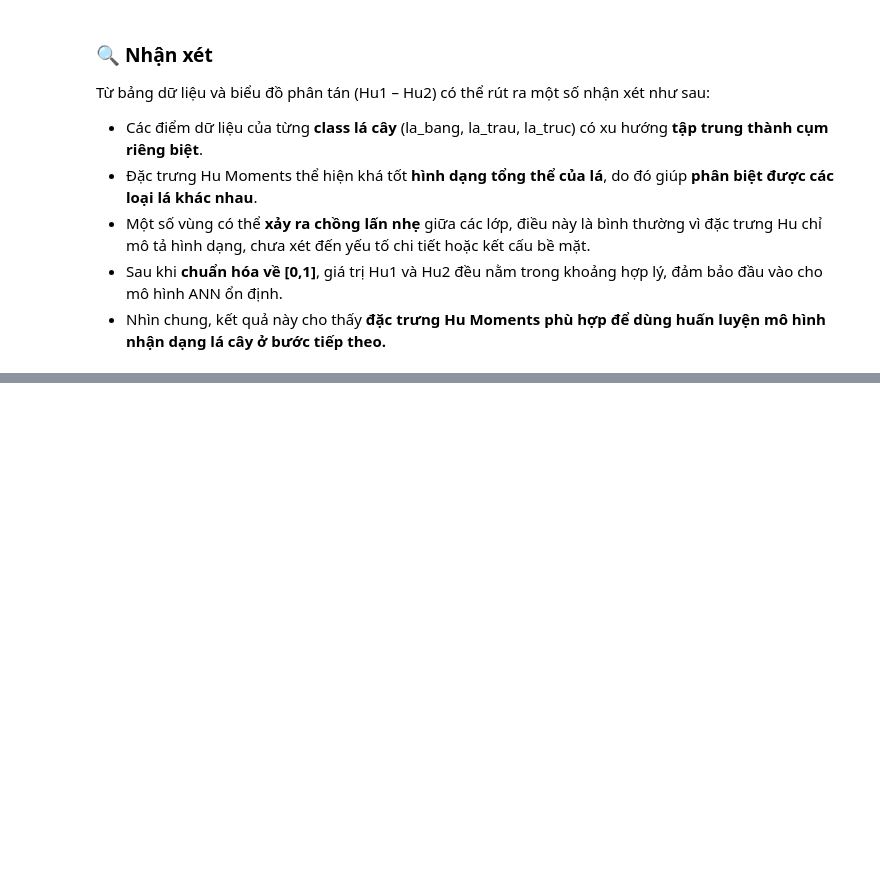
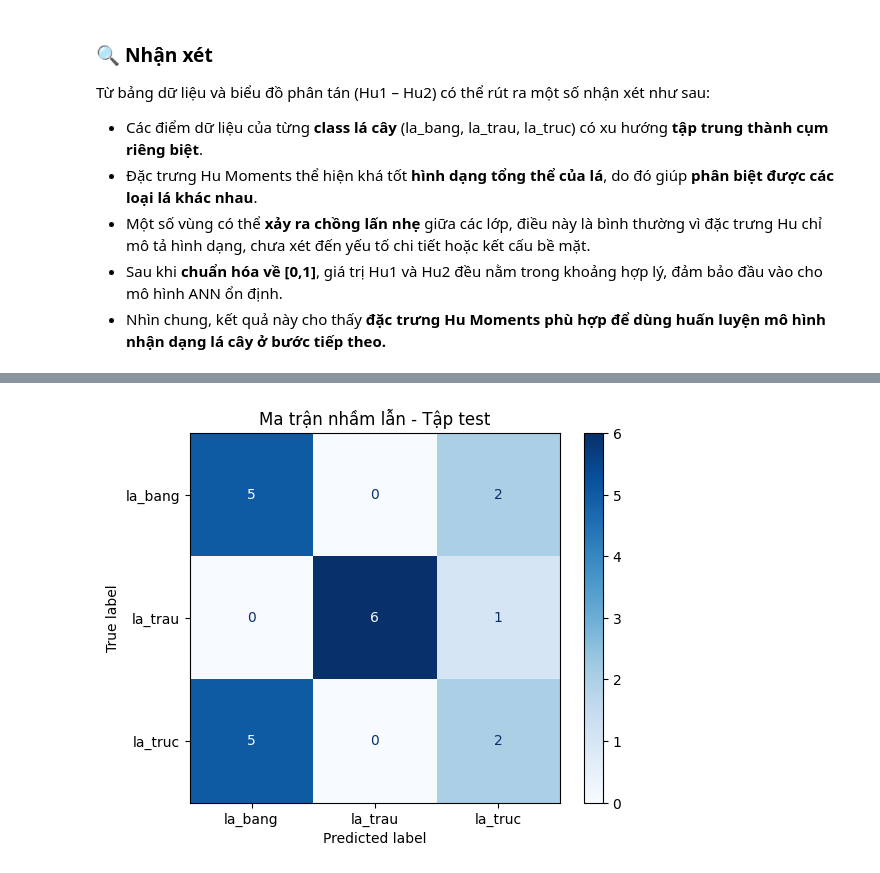
Before and after one commit to MacPhuPhong/ML, a Jupyter notebook: ANN/ANN.ipynb, the cells around one changed output, grey strips where cells are left out. Cells and saved outputs as stored; diff of their text form; code cells hidden in the pictures; blank space fills up the shorter version.

```diff
--- a/ANN/ANN.ipynb
+++ b/ANN/ANN.ipynb
@@ -425,0 +505,90 @@ print(f"Validation accuracy: {best_acc*100:.2f}%")
+# %%
+# 🧪 Bước 5: Kiểm tra và đánh giá mô hình ANN
+
+import os
+import cv2
+import numpy as np
+import pandas as pd
+import matplotlib.pyplot as plt
+from tensorflow.keras.models import load_model
+from sklearn.preprocessing import MinMaxScaler, LabelEncoder
+from sklearn.metrics import confusion_matrix, ConfusionMatrixDisplay, accuracy_score
+
+# --- Đọc mô hình tốt nhất đã lưu ---
+model = load_model("best_leaf_ann.h5")
+print(" Đã nạp mô hình huấn luyện thành công!")
+
+# --- Hàm trích đặc trưng Hu Moments cho 1 ảnh ---
+def extract_hu_features(image_path):
+    img = cv2.imread(image_path, cv2.IMREAD_GRAYSCALE)
+    if img is None:
+        return None
+    moments = cv2.moments(img)
+    hu = cv2.HuMoments(moments).flatten()
+    hu_log = -np.sign(hu) * np.log10(np.abs(hu) + 1e-10)
+    return hu_log
+
+# --- Thư mục dữ liệu test ---
+input_root = "dataset_binary"
+
+features_test = []
+labels_test = []
+
+for class_name in sorted(os.listdir(input_root)):
+    class_path = os.path.join(input_root, class_name)
+    if not os.path.isdir(class_path):
+        continue
+
+    test_path = os.path.join(class_path, "test")
+    if not os.path.exists(test_path):
+        continue
+
+    for file in os.listdir(test_path):
+        if not file.lower().endswith(('.jpg', '.png', '.jpeg')):
+            continue
+        img_path = os.path.join(test_path, file)
+        hu = extract_hu_features(img_path)
+        if hu is not None:
+            features_test.append(hu)
+            labels_test.append(class_name)
+
+# --- Chuyển sang DataFrame ---
+X_test = np.array(features_test)
+y_true = np.array(labels_test)
+
+# --- Chuẩn hóa đặc trưng test theo cùng thang [0,1] như train ---
+# Đọc scaler từ train (nếu lưu) hoặc fit lại từ toàn bộ dữ liệu test
+scaler = MinMaxScaler()
+X_test_scaled = scaler.fit_transform(X_test)
+
+# --- Mã hóa nhãn để so sánh ---
+label_encoder = LabelEncoder()
+y_true_encoded = label_encoder.fit_transform(y_true)
+
+# --- Dự đoán bằng mô hình ANN ---
+y_pred_prob = model.predict(X_test_scaled)
+y_pred_encoded = np.argmax(y_pred_prob, axis=1)
+
+# --- Tính độ chính xác ---
+accuracy = accuracy_score(y_true_encoded, y_pred_encoded)
+print(f"\n Độ chính xác (Accuracy) trên tập test: {accuracy*100:.2f}%")
+
+# --- Hiển thị ma trận nhầm lẫn ---
+cm = confusion_matrix(y_true_encoded, y_pred_encoded)
+disp = ConfusionMatrixDisplay(confusion_matrix=cm, display_labels=label_encoder.classes_)
+plt.figure(figsize=(6,6))
+disp.plot(cmap='Blues', values_format='d')
+plt.title("Ma trận nhầm lẫn - Tập test")
+plt.show()
+
+# --- Ghi kết quả phân loại từng mẫu ---
+results = pd.DataFrame({
+    "File": [f for class_name in sorted(os.listdir(input_root))
+             for f in (os.listdir(os.path.join(input_root, class_name, "test"))
+                       if os.path.exists(os.path.join(input_root, class_name, "test")) else [])],
+    "Thực tế": y_true,
+    "Dự đoán": label_encoder.inverse_transform(y_pred_encoded)
+})
+results.to_csv("test_results.csv", index=False, encoding='utf-8-sig')
+print(" Kết quả phân loại từng mẫu đã lưu: test_results.csv")
+# %% [output]
@@ -425,0 +601 @@ print(f"Validation accuracy: {best_acc*100:.2f}%")
+[figure, added]
```
Also changed, not shown: parts of 7 cells of this notebook.
